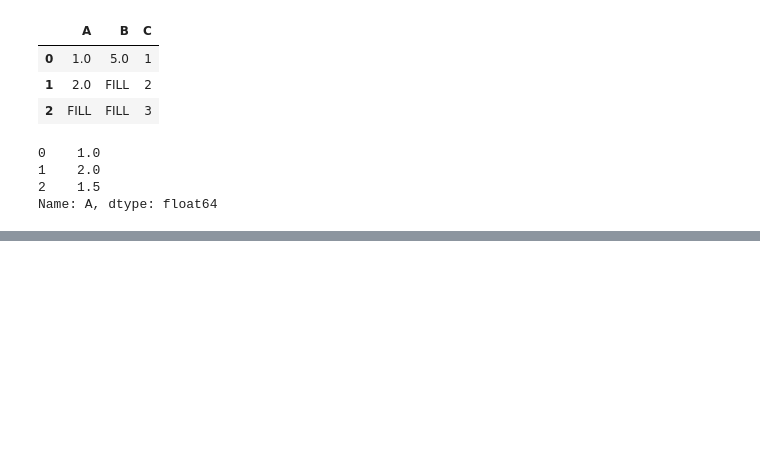
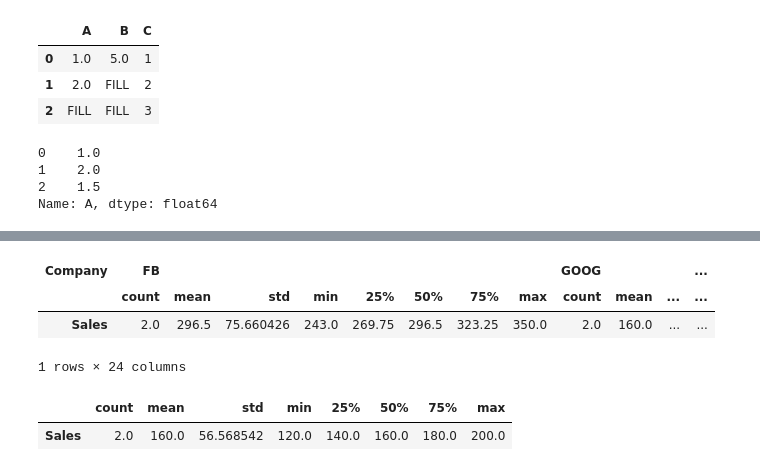
Before and after one commit to rmc3408/python, a Jupyter notebook: python-data-science-Machine-learning-bootcamp/03-Pandas.ipynb, the cells around one changed output, grey strips where cells are left out. Cells and saved outputs as stored; diff of their text form; code cells hidden in the pictures; blank space fills up the shorter version.

```diff
--- a/python-data-science-Machine-learning-bootcamp/03-Pandas.ipynb
+++ b/python-data-science-Machine-learning-bootcamp/03-Pandas.ipynb
@@ -526,0 +632,12 @@ Name: A, dtype: float64
+# %%
+by_comp.describe().transpose()
+# %% [output]
+| Company | FB |  |  |  |  |  |  |  | GOOG |  |  | ... |
+|  | count | mean | std | min | 25% | 50% | 75% | max | count | mean | ... | ... |
+| Sales | 2.0 | 296.5 | 75.660426 | 243.0 | 269.75 | 296.5 | 323.25 | 350.0 | 2.0 | 160.0 | ... | ... |
+1 rows × 24 columns
+# %%
+by_comp.describe().transpose()['GOOG']
+# %% [output]
+|  | count | mean | std | min | 25% | 50% | 75% | max |
+| Sales | 2.0 | 160.0 | 56.568542 | 120.0 | 140.0 | 160.0 | 180.0 | 200.0 |
```
Also changed, not shown: parts of 17 cells of this notebook, 1 other file.
